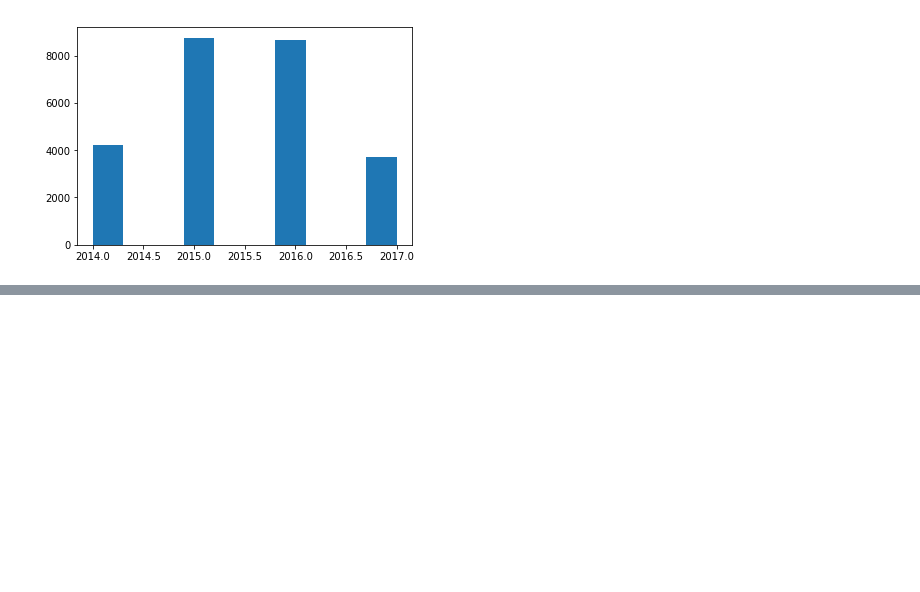
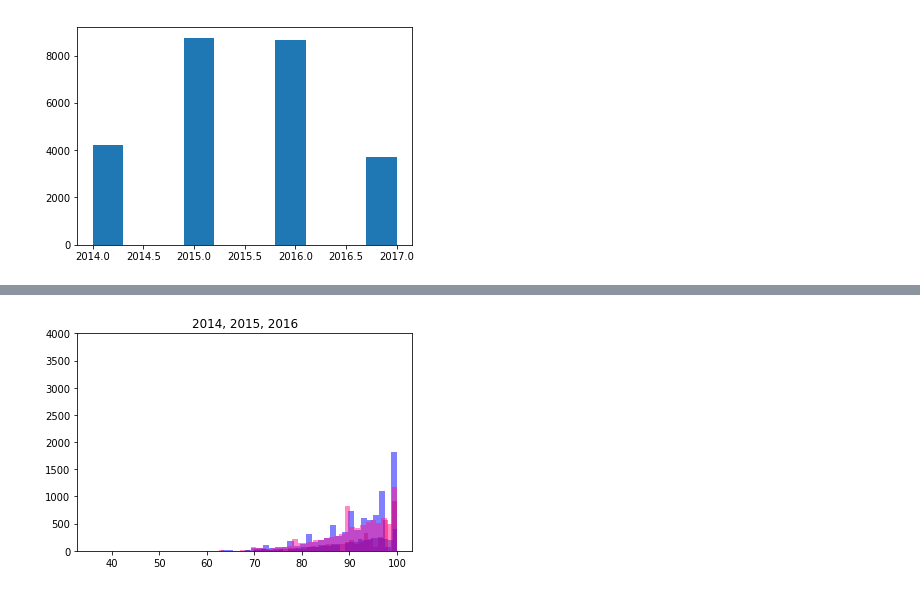
Before and after one commit to Schmidt8181/RestaurantInspections, a Jupyter notebook: Restaurant Inspection Scores.ipynb, the cells around one changed output, grey strips where cells are left out. Drawn from its saved outputs; the diff is of its cells as text; code cells hidden in the pictures; blank space fills up the shorter version.

```diff
--- a/Restaurant Inspection Scores.ipynb
+++ b/Restaurant Inspection Scores.ipynb
@@ -205,0 +188,12 @@ NameError: name 'plt' is not defined
+# %%
+# Another view of the same data, laid on top of one another. This is not quite as easy to understand as the other charts
+plt.hist(year_2014['Score'], bins=50, color='red', alpha=.5)
+plt.hist(year_2015['Score'], bins=50, color='blue', alpha=.5)
+plt.hist(year_2016['Score'], bins=50, color='#FF1493', alpha=.5)
+plt.hist(year_2017['Score'], bins=50, color='#770FAF', alpha=.5)
+plt.ylim(0, 4000)
+plt.title('2014, 2015, 2016')
+
+plt.show()
+# %% [output]
+[figure, added]
```
Also changed, not shown: parts of 44 cells of this notebook.
